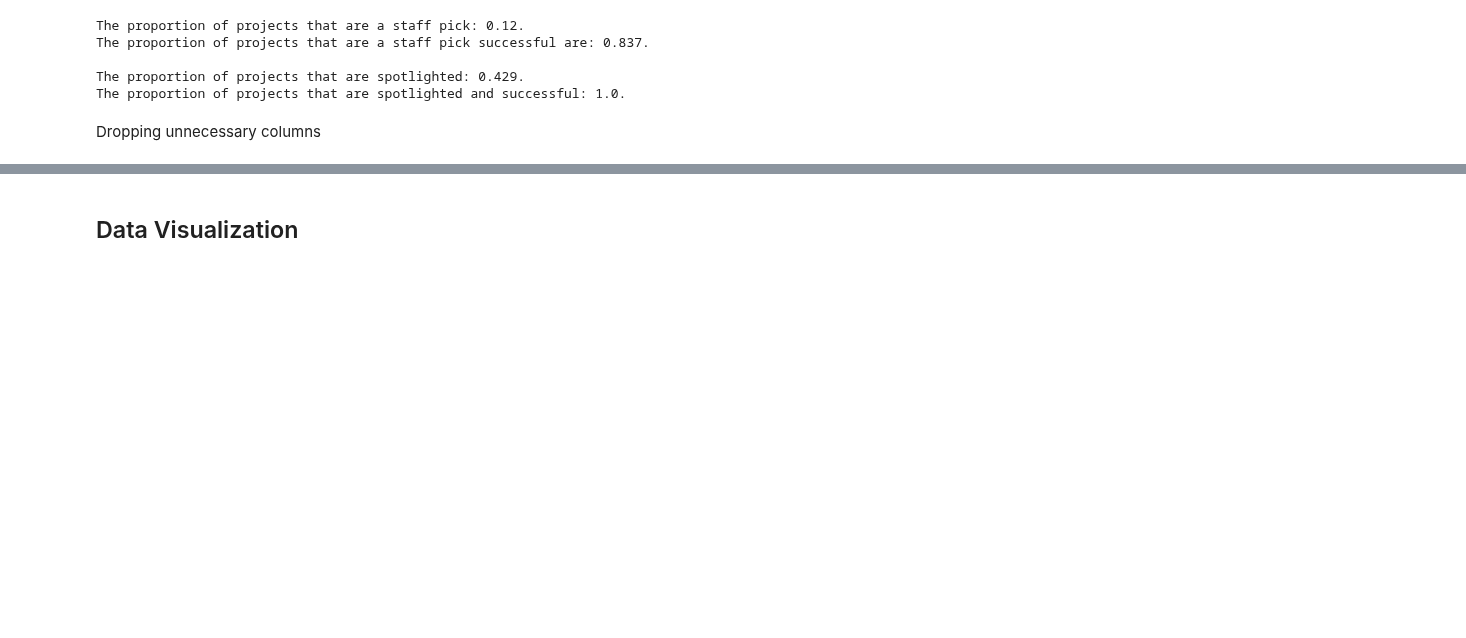
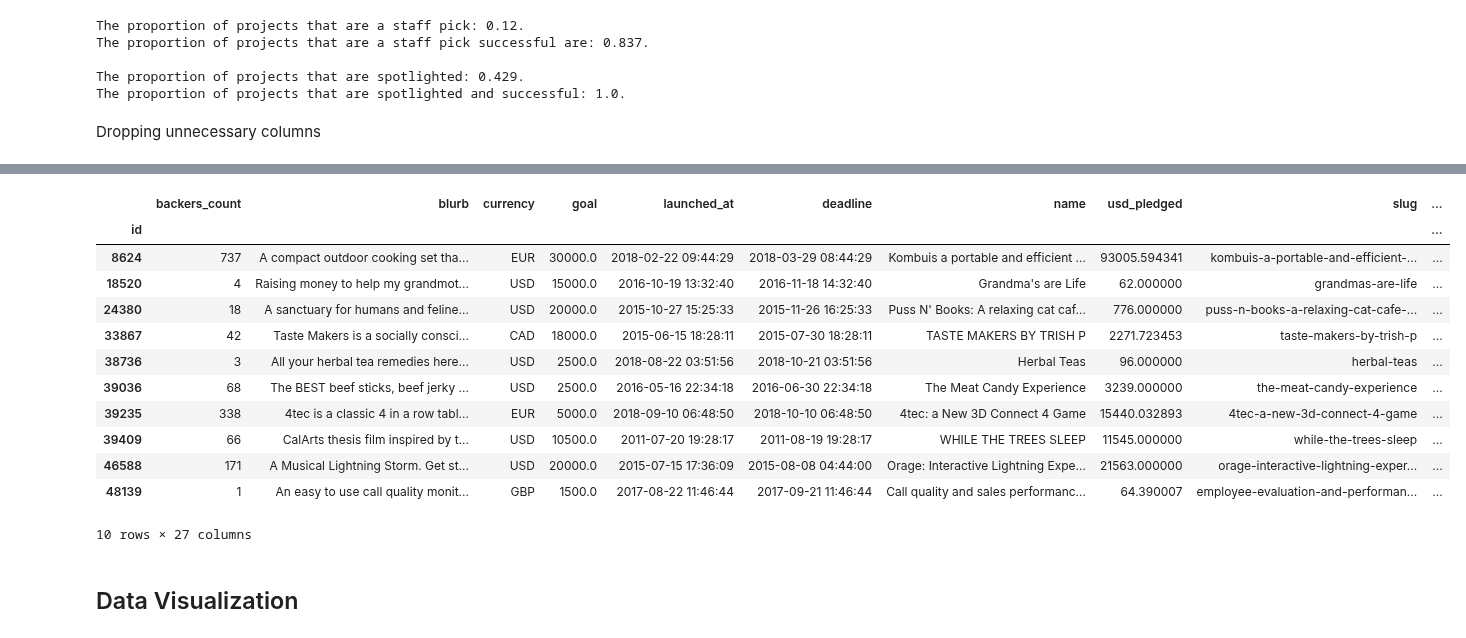
Before and after one commit to dwitten392/Springboard---DW, a Jupyter notebook: Capstone 1 - Kickstarter/Kickstarter Projects - Cleaning and Visualization.ipynb, the cells around one changed output, grey strips where cells are left out. Drawn from its saved outputs; the diff is of its cells as text; code cells hidden in the pictures; blank space fills up the shorter version.

```diff
--- a/Capstone 1 - Kickstarter/Kickstarter Projects - Cleaning and Visualization.ipynb
+++ b/Capstone 1 - Kickstarter/Kickstarter Projects - Cleaning and Visualization.ipynb
@@ -164,3 +264,20 @@ memory usage: 53.1+ MB
+# %%
+#examining data lines for more insights on keywords
+cleaned_data.head(10)
+# %% [output]
+|  | backers_count | blurb | currency | goal | launched_at | deadline | name | usd_pledged | slug | ... |
+| id |  |  |  |  |  |  |  |  |  | ... |
+| 8624 | 737 | A compact outdoor cooking set tha... | EUR | 30000.0 | 2018-02-22 09:44:29 | 2018-03-29 08:44:29 | Kombuis a portable and efficient ... | 93005.594341 | kombuis-a-portable-and-efficient-... | ... |
+| 18520 | 4 | Raising money to help my grandmot... | USD | 15000.0 | 2016-10-19 13:32:40 | 2016-11-18 14:32:40 | Grandma's are Life | 62.000000 | grandmas-are-life | ... |
+| 24380 | 18 | A sanctuary for humans and feline... | USD | 20000.0 | 2015-10-27 15:25:33 | 2015-11-26 16:25:33 | Puss N' Books: A relaxing cat caf... | 776.000000 | puss-n-books-a-relaxing-cat-cafe-... | ... |
+| 33867 | 42 | Taste Makers is a socially consci... | CAD | 18000.0 | 2015-06-15 18:28:11 | 2015-07-30 18:28:11 | TASTE MAKERS BY TRISH P | 2271.723453 | taste-makers-by-trish-p | ... |
+| 38736 | 3 | All your herbal tea remedies here... | USD | 2500.0 | 2018-08-22 03:51:56 | 2018-10-21 03:51:56 | Herbal Teas | 96.000000 | herbal-teas | ... |
+| 39036 | 68 | The BEST beef sticks, beef jerky ... | USD | 2500.0 | 2016-05-16 22:34:18 | 2016-06-30 22:34:18 | The Meat Candy Experience | 3239.000000 | the-meat-candy-experience | ... |
+| 39235 | 338 | 4tec is a classic 4 in a row tabl... | EUR | 5000.0 | 2018-09-10 06:48:50 | 2018-10-10 06:48:50 | 4tec: a New 3D Connect 4 Game | 15440.032893 | 4tec-a-new-3d-connect-4-game | ... |
+| 39409 | 66 | CalArts thesis film inspired by t... | USD | 10500.0 | 2011-07-20 19:28:17 | 2011-08-19 19:28:17 | WHILE THE TREES SLEEP | 11545.000000 | while-the-trees-sleep | ... |
+| 46588 | 171 | A Musical Lightning Storm. Get st... | USD | 20000.0 | 2015-07-15 17:36:09 | 2015-08-08 04:44:00 | Orage: Interactive Lightning Expe... | 21563.000000 | orage-interactive-lightning-exper... | ... |
+| 48139 | 1 | An easy to use call quality monit... | GBP | 1500.0 | 2017-08-22 11:46:44 | 2017-09-21 11:46:44 | Call quality and sales performanc... | 64.390007 | employee-evaluation-and-performan... | ... |
+10 rows × 27 columns
 # %% [markdown]
 ## Data Visualization
 # %%
```
Also changed, not shown: parts of 25 cells of this notebook.
